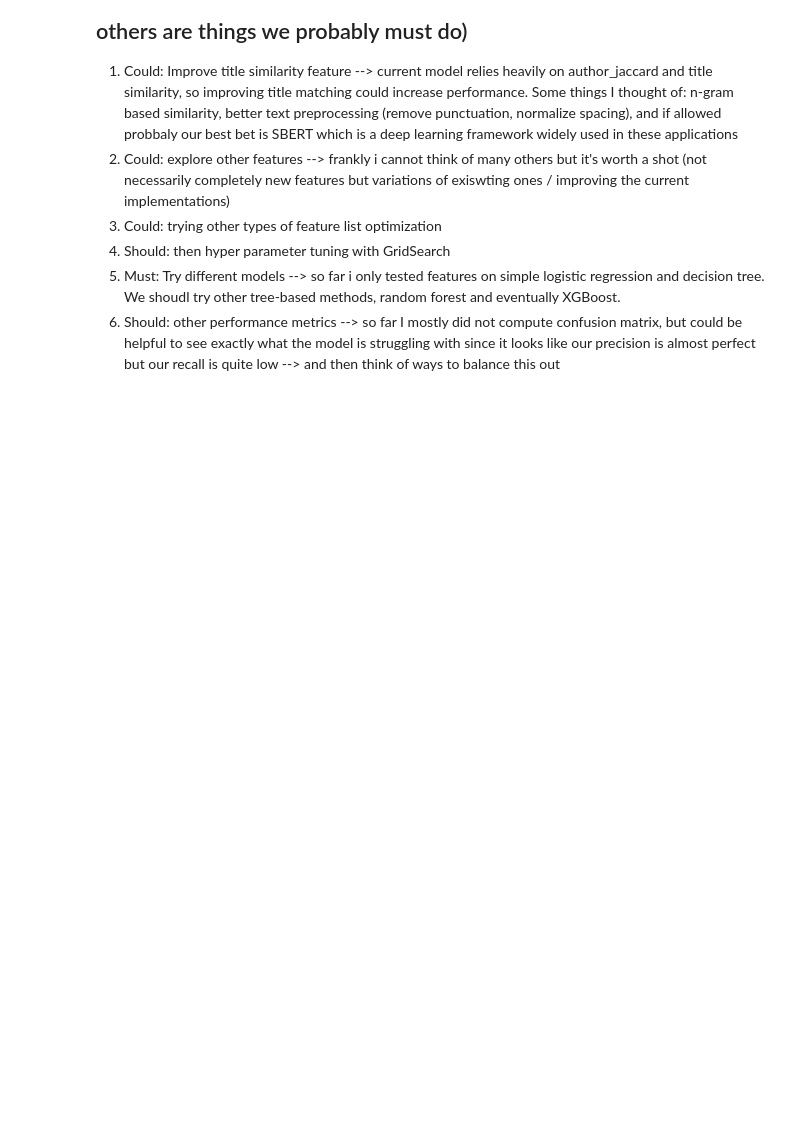
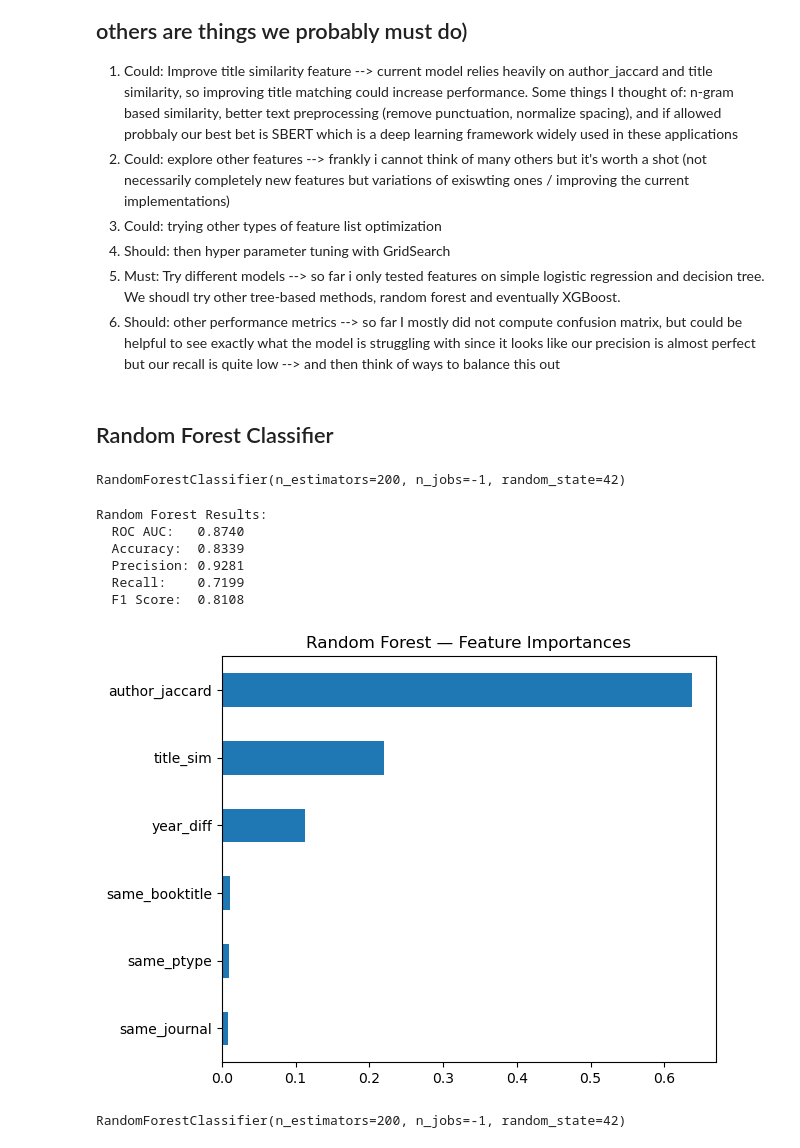
Before and after one commit to nagliskaro/big_data_g2, a Jupyter notebook: eda.ipynb, the cells around one changed output. Cells and saved outputs as stored; diff of their text form; code cells hidden in the pictures; blank space fills up the shorter version.

Commit message:
Added random forest v1

```diff
--- a/eda.ipynb
+++ b/eda.ipynb
@@ -1556,3 +1576,69 @@ same_journal
 3. Should: then hyper parameter tuning with GridSearch
 4. Must: Try different models --> so far i only tested features on simple logistic regression and decision tree. We shoudl try other tree-based methods, random forest and eventually XGBoost.
 5. Should: other performance metrics --> so far I mostly did not compute confusion matrix, but could be helpful to see exactly what the model is struggling with since it looks like our precision is almost perfect but our recall is quite low --> and then think of ways to balance this out
+# %% [markdown]
+## Random Forest Classifier
+# %%
+from sklearn.ensemble import RandomForestClassifier
+
+features = [
+    "title_sim",
+    "author_jaccard",
+    "year_diff",
+    "same_journal",
+    "same_booktitle",
+    "same_ptype"
+]
+
+X = train_pairs[features].fillna(0)
+y = train_pairs["label"]
+
+X_train, X_val, y_train, y_val = train_test_split(
+    X, y,
+    test_size=0.2,
+    stratify=y,
+    random_state=42
+)
+
+rf = RandomForestClassifier(
+    n_estimators=200,
+    random_state=42,
+    n_jobs=-1
+)
+rf.fit(X_train, y_train)
+# %% [output]
+RandomForestClassifier(n_estimators=200, n_jobs=-1, random_state=42)
+# %%
+preds_rf = rf.predict_proba(X_val)[:, 1]
+
+print("Random Forest Results:")
+print(f"  ROC AUC:   {roc_auc_score(y_val, preds_rf):.4f}")
+print(f"  Accuracy:  {accuracy_score(y_val, preds_rf.round()):.4f}")
+print(f"  Precision: {precision_score(y_val, preds_rf.round()):.4f}")
+print(f"  Recall:    {recall_score(y_val, preds_rf.round()):.4f}")
+print(f"  F1 Score:  {f1_score(y_val, preds_rf.round()):.4f}")
+# %% [output]
+Random Forest Results:
+  ROC AUC:   0.8740
+  Accuracy:  0.8339
+  Precision: 0.9281
+  Recall:    0.7199
+  F1 Score:  0.8108
+# %%
+importances = pd.Series(rf.feature_importances_, index=features).sort_values()
+importances.plot(kind="barh")
+plt.title("Random Forest — Feature Importances")
+plt.tight_layout()
+plt.show()
+# %% [output]
+[figure, added]
+# %%
+# retrain on the full training set
+rf_full = RandomForestClassifier(
+    n_estimators=200,
+    random_state=42,
+    n_jobs=-1
+)
+rf_full.fit(X, y)
+# %% [output]
+RandomForestClassifier(n_estimators=200, n_jobs=-1, random_state=42)
```
Also changed, not shown: parts of 20 cells of this notebook.
